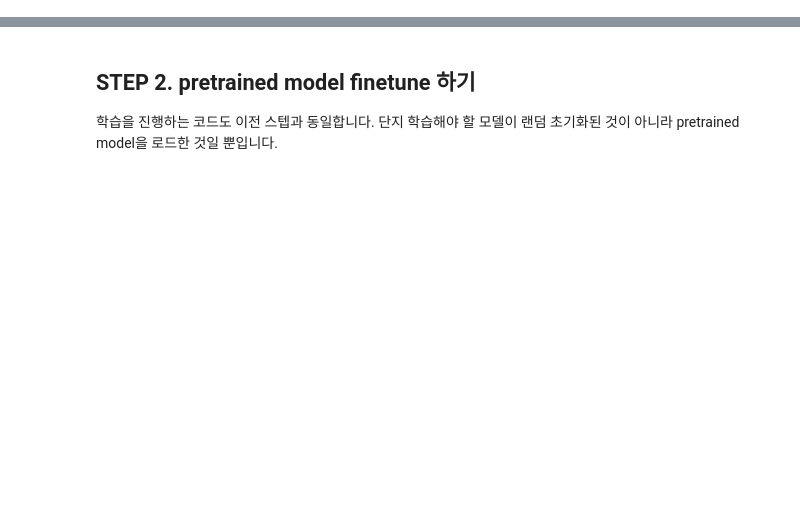
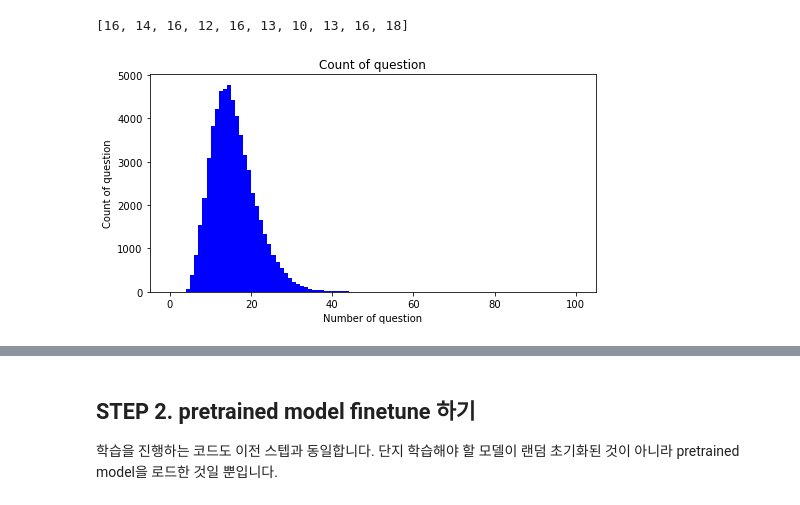
Before and after one commit to hayaseleu/SSAC_classifications, a Jupyter notebook: E-19 BERT/E-19 BERT Pretrained model report.ipynb, the cells around one changed output, grey strips where cells are left out. Drawn from its saved outputs; the diff is of its cells as text; code cells hidden in the pictures; blank space fills up the shorter version.

```diff
--- a/E-19 BERT/E-19 BERT Pretrained model report.ipynb
+++ b/E-19 BERT/E-19 BERT Pretrained model report.ipynb
@@ -0,0 +71,6 @@
+# %%
+# 훈련데이터 확인
+train_json_path = data_dir + '/KorQuAD_v1.0_train.json'
+with open(train_json_path) as f:
+    train_json = json.load(f)
+    print_json_tree(train_json)
@@ -0,0 +89,6 @@
+# %%
+# 검증데이터 확인
+dev_json_path = data_dir + '/KorQuAD_v1.0_dev.json'
+with open(dev_json_path) as f:
+    dev_json = json.load(f)
+    print_json_tree(dev_json)
@@ -0,0 +230,12 @@
+# %%
+questions = []
+contexts = []
+token_starts = []
+with open(f"{data_dir}/korquad_train.json") as f:
+    for i, line in enumerate(f):
+        data = json.loads(line)
+        questions.append(data["question"])
+        contexts.append(data["context"])
+        token_starts.append(data["token_start"])
+        if i < 10:
+            print(data["token_start"], data["question"])
@@ -0,0 +253,25 @@
+# %%
+# token count
+train_question_counts = [len(question) for question in questions]
+train_question_counts[:10]
+# %% [output]
+[16, 14, 16, 12, 16, 13, 10, 13, 16, 18]
+# %%
+# 그래프에 대한 이미지 사이즈 선언
+# figsize: (가로, 세로) 형태의 튜플로 입력
+plt.figure(figsize=(8, 4))
+# histogram 선언
+# bins: 히스토그램 값들에 대한 버켓 범위,
+# range: x축 값의 범위
+# facecolor: 그래프 색상
+# label: 그래프에 대한 라벨
+plt.hist(train_question_counts, bins=100, range=[0, 100], facecolor='b', label='train')
+# 그래프 제목
+plt.title('Count of question')
+# 그래프 x 축 라벨
+plt.xlabel('Number of question')
+# 그래프 y 축 라벨
+plt.ylabel('Count of question')
+plt.show()
+# %% [output]
+[figure, added]
```
Also changed, not shown: parts of 67 cells of this notebook.
